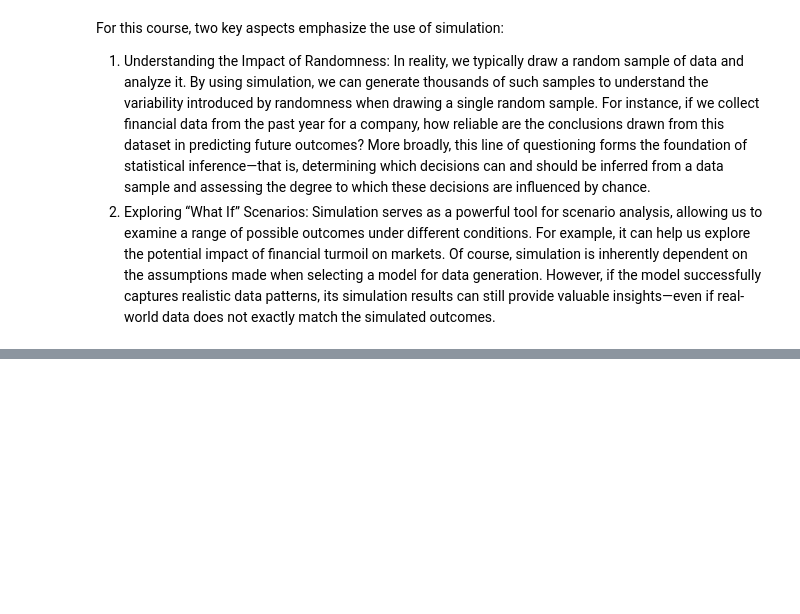
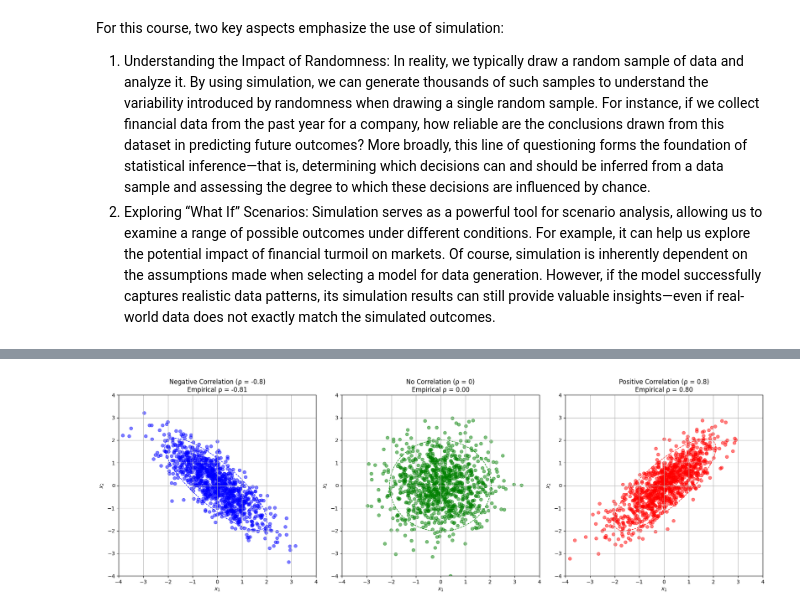
Before and after one commit to RalfKellner/fdaml_coursebook, a Jupyter notebook: coursebook/02_random_variables.ipynb, the cells around one changed output, grey strips where cells are left out. Drawn from its saved outputs; the diff is of its cells as text; code cells hidden in the pictures; blank space fills up the shorter version.

```diff
--- a/coursebook/02_random_variables.ipynb
+++ b/coursebook/02_random_variables.ipynb
@@ -507,0 +609,77 @@ Simulation serves as a powerful tool for scenario analysis, allowing us to exami
+# %%
+import numpy as np
+import matplotlib.pyplot as plt
+from matplotlib.patches import Ellipse
+import matplotlib.transforms as transforms
+from scipy import stats
+
+
+# First, define a helper function for drawing confidence ellipses
+def confidence_ellipse(x, y, ax, n_std=3.0, facecolor='none', **kwargs):
+    """
+    Create a plot of the covariance confidence ellipse of *x* and *y*.
+    """
+    if x.size != y.size:
+        raise ValueError("x and y must be the same size")
+
+    cov = np.cov(x, y)
+    pearson = cov[0, 1]/np.sqrt(cov[0, 0] * cov[1, 1])
+
+    # Using a special case to obtain the eigenvalues of this
+    # two-dimensional dataset.
+    ell_radius_x = np.sqrt(1 + pearson)
+    ell_radius_y = np.sqrt(1 - pearson)
+    ellipse = Ellipse((0, 0), width=ell_radius_x * 2, height=ell_radius_y * 2,
+                      facecolor=facecolor, **kwargs)
+
+    # Calculating the standard deviation of x from the square root of the variance
+    scale_x = np.sqrt(cov[0, 0]) * n_std
+    mean_x = np.mean(x)
+
+    # Calculating the standard deviation of y from the square root of the variance
+    scale_y = np.sqrt(cov[1, 1]) * n_std
+    mean_y = np.mean(y)
+
+    transf = transforms.Affine2D() \
+        .rotate_deg(45) \
+        .scale(scale_x, scale_y) \
+        .translate(mean_x, mean_y)
+
+    ellipse.set_transform(transf + ax.transData)
+    return ax.add_patch(ellipse)
+
+# Parameters
+mean = [0, 0]
+n_samples = 1000
+
+# Generate three datasets with different correlations
+correlations = [-0.8, 0, 0.8]
+colors = ['blue', 'green', 'red']
+labels = ['Negative Correlation (ρ = -0.8)', 'No Correlation (ρ = 0)', 'Positive Correlation (ρ = 0.8)']
+
+fig, axes = plt.subplots(1, 3, figsize=(18, 6))
+
+for i, (corr, color, label) in enumerate(zip(correlations, colors, labels)):
+    # Create covariance matrix
+    cov = [[1, corr], [corr, 1]]
+
+    # Generate random samples
+    x, y = np.random.multivariate_normal(mean, cov, n_samples).T
+
+    # Scatterplot
+    axes[i].scatter(x, y, alpha=0.5, color=color)
+    confidence_ellipse(x, y, axes[i], n_std=2, edgecolor=color, linestyle='--')
+
+    # Calculate and display empirical correlation
+    emp_corr = np.corrcoef(x, y)[0, 1]
+    axes[i].set_title(f'{label}\nEmpirical ρ = {emp_corr:.2f}')
+    axes[i].set_xlabel(r'$x_1$')
+    axes[i].set_ylabel(r'$x_2$')
+    axes[i].grid(True)
+    axes[i].set_xlim(-4, 4)
+    axes[i].set_ylim(-4, 4)
+
+plt.tight_layout()
+plt.show()
+# %% [output]
+[figure, added]
```
Also changed, not shown: parts of 12 cells of this notebook, 2 other files.
